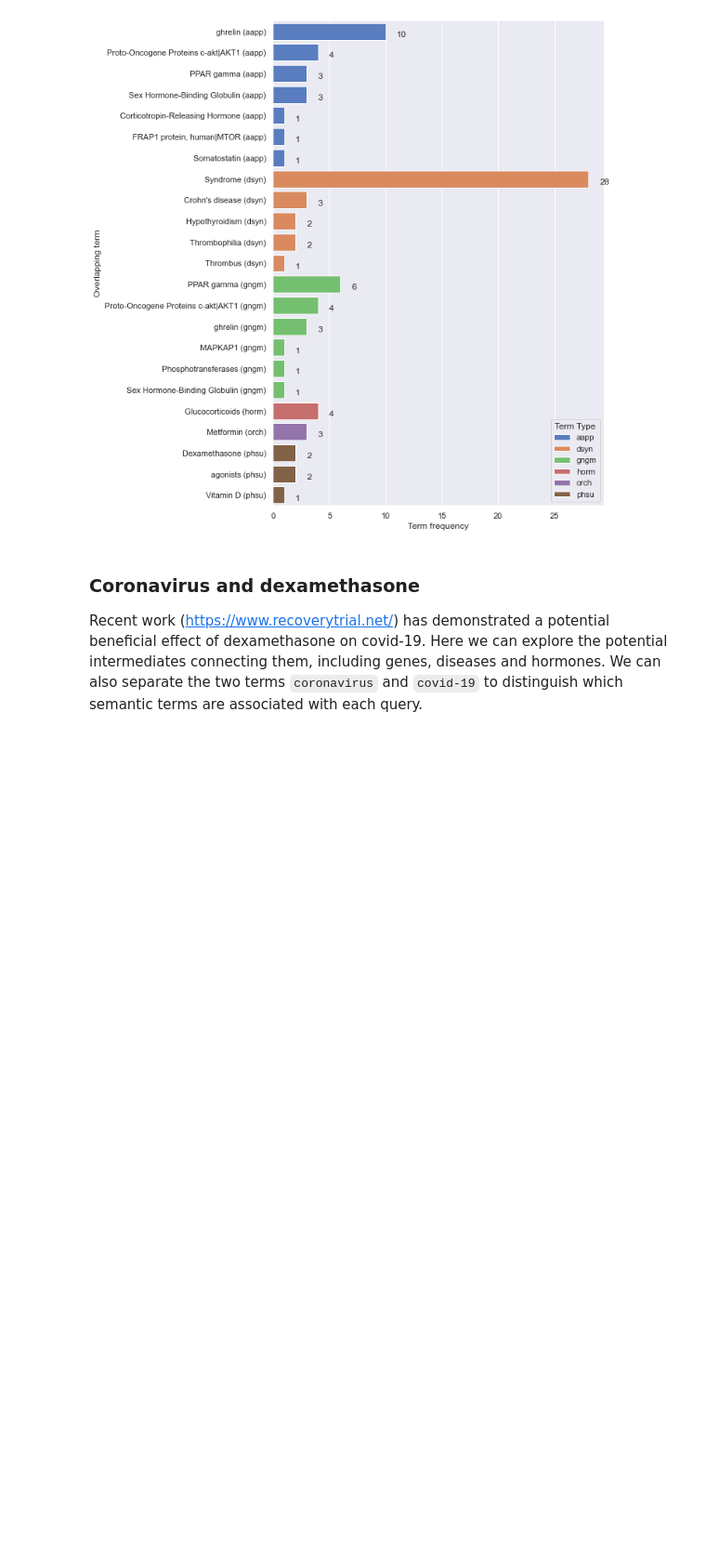
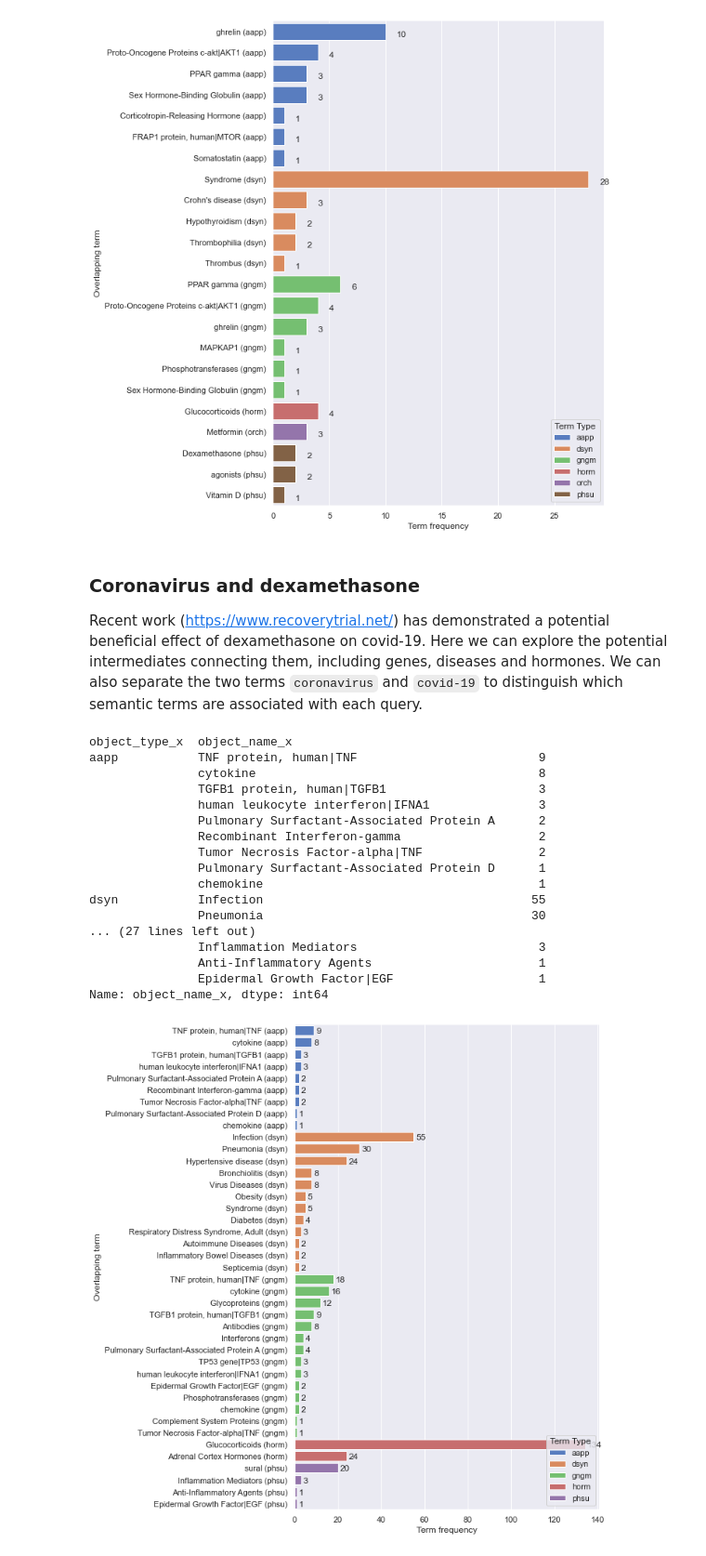
Before and after one commit to MRCIEU/MELODI-Presto, a Jupyter notebook: notebooks/use-cases.ipynb, the cells around one changed output. Shown at 93% size. Cells and saved outputs as stored; diff of their text form; code cells hidden in the pictures; blank space fills up the shorter version.

```diff
--- a/notebooks/use-cases.ipynb
+++ b/notebooks/use-cases.ipynb
@@ -157,3 +102,33 @@ Name: object_name_x, dtype: int64
 ### Coronavirus and dexamethasone
 
 Recent work (https://www.recoverytrial.net/) has demonstrated a potential beneficial effect of dexamethasone on covid-19. Here we can explore the potential intermediates connecting them, including genes, diseases and hormones. We can also separate the two terms `coronavirus` and `covid-19` to distinguish which semantic terms are associated with each query.
+# %%
+q1=['dexamethasone']
+q2=['coronavirus or covid-19']
+
+overlap_df = overlap(q1,q2)
+overlap_df = overlap_df[~overlap_df['object_name_x'].str.lower().isin([x.lower() for x in q1+q2])]
+overlap_counts = overlap_df.groupby(['object_type_x'])['object_name_x'].value_counts()
+print(overlap_counts)
+
+plt=plot_overlap_counts(overlap_counts)
+plt.savefig('coronavirus_dexamethasone.png',dpi=1000)
+# %% [output]
+object_type_x  object_name_x
+aapp           TNF protein, human|TNF                         9
+               cytokine                                       8
+               TGFB1 protein, human|TGFB1                     3
+               human leukocyte interferon|IFNA1               3
+               Pulmonary Surfactant-Associated Protein A      2
+               Recombinant Interferon-gamma                   2
+               Tumor Necrosis Factor-alpha|TNF                2
+               Pulmonary Surfactant-Associated Protein D      1
+               chemokine                                      1
+dsyn           Infection                                     55
+               Pneumonia                                     30
+... (27 lines left out)
+               Inflammation Mediators                         3
+               Anti-Inflammatory Agents                       1
+               Epidermal Growth Factor|EGF                    1
+Name: object_name_x, dtype: int64
+[figure, added]
```
Also changed, not shown: parts of 26 cells of this notebook.
